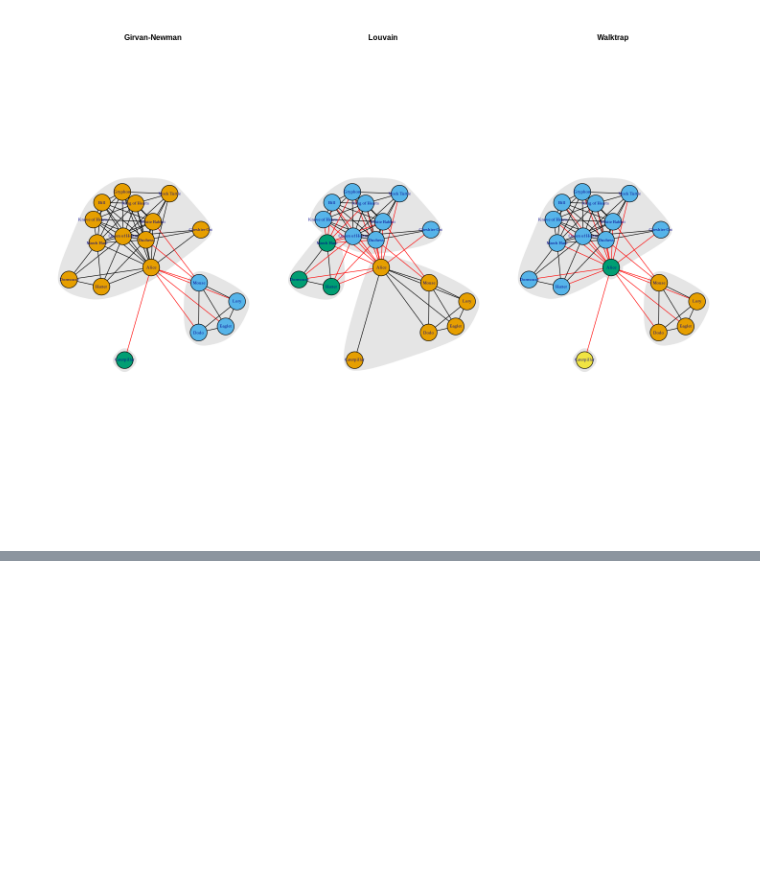
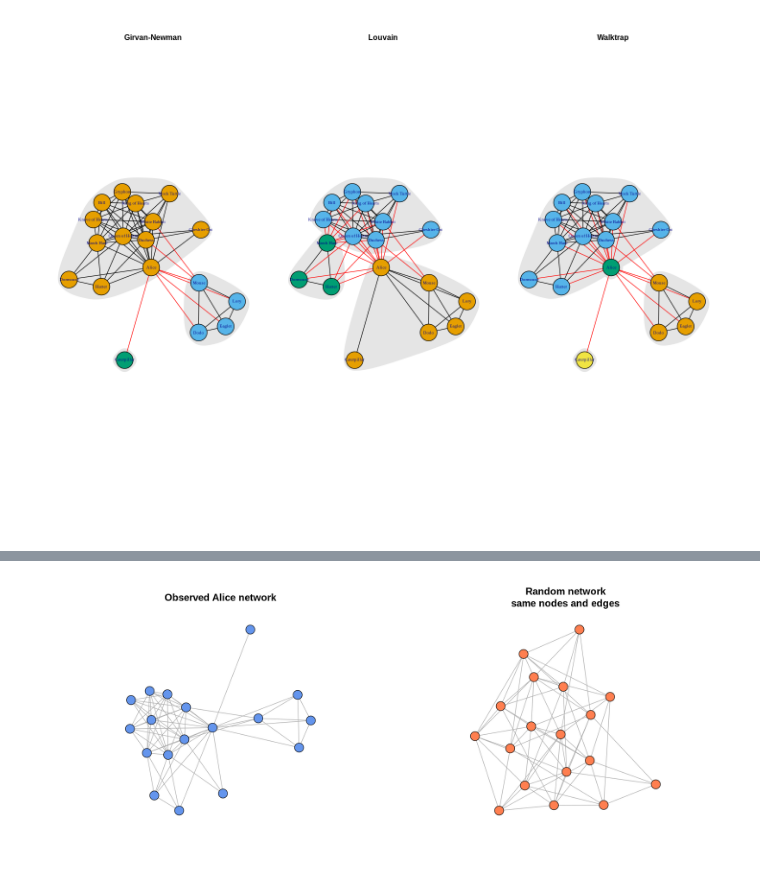
Before and after one commit to ant-jan/text-networks-workshop-26, a Jupyter notebook: notebooks/text_networks_workbook.ipynb, the cells around one changed output, grey strips where cells are left out. Cells and saved outputs as stored; diff of their text form; code cells hidden in the pictures; blank space fills up the shorter version.

```diff
--- a/notebooks/text_networks_workbook.ipynb
+++ b/notebooks/text_networks_workbook.ipynb
@@ -1388,0 +1394,13 @@ ERROR: Error: object 'character_network_thresholded' not found
+# %%
+# ---- Create random network with same number of nodes and edges ----
+
+set.seed(123)
+
+random_network <- igraph::sample_gnm(
+  n = observed_n,
+  m = observed_m,
+  directed = FALSE,
+  loops = FALSE
+)
+
+random_network
@@ -1388,0 +1418,28 @@ ERROR: Error: object 'character_network_thresholded' not found
+# %%
+# ---- Plot observed and random networks ----
+
+options(repr.plot.width = 14, repr.plot.height = 6)
+
+par(mfrow = c(1, 2))
+
+plot(
+  observed_network,
+  vertex.label = NA,
+  vertex.color = "cornflowerblue",
+  vertex.size = 10,
+  layout = igraph::layout_nicely,
+  main = "Observed Alice network"
+)
+
+plot(
+  random_network,
+  vertex.label = NA,
+  vertex.color = "coral",
+  vertex.size = 10,
+  layout = igraph::layout_nicely,
+  main = "Random network\nsame nodes and edges"
+)
+
+par(mfrow = c(1, 1))
+# %% [output]
+[figure, added]
```
Also changed, not shown: parts of 21 cells of this notebook.
